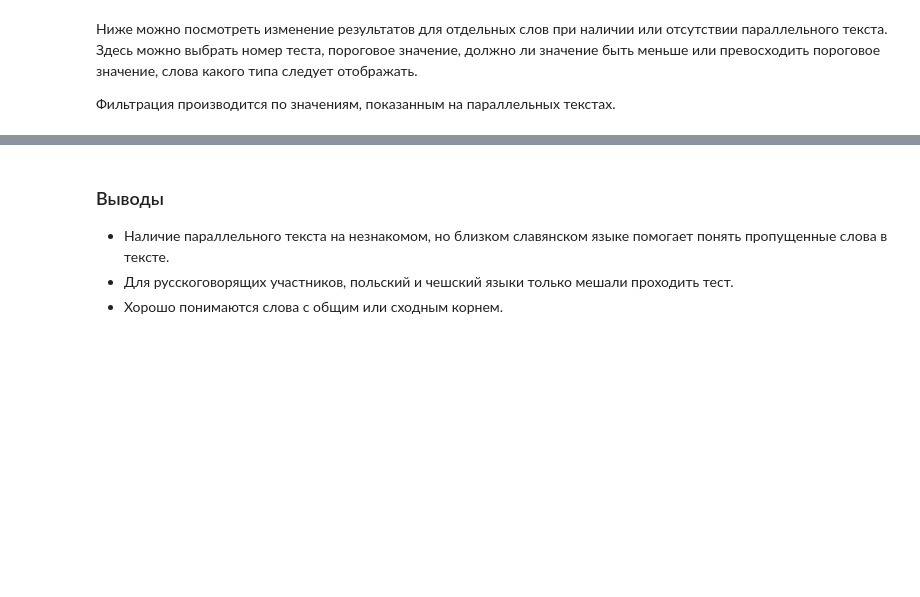
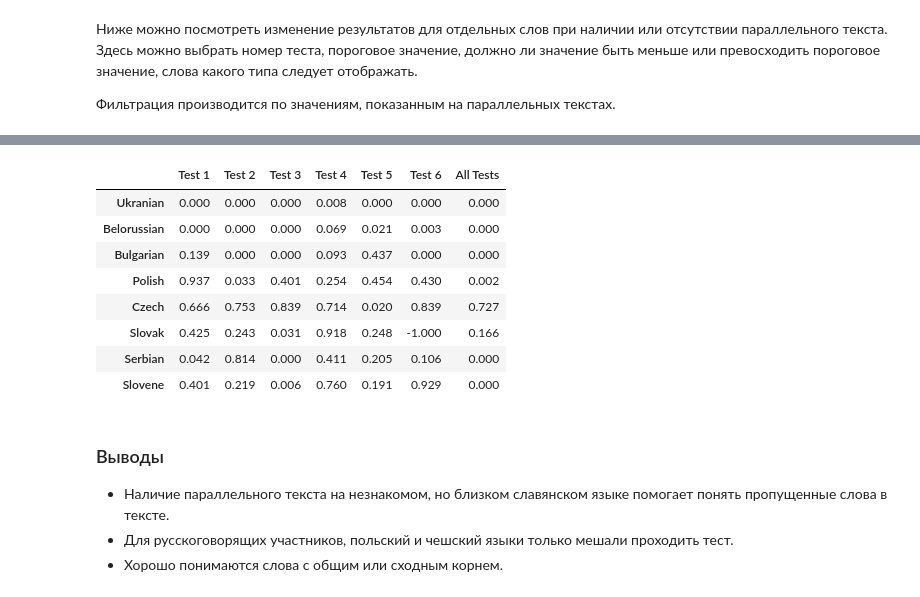
Before and after one commit to klyshinsky/mutual_intelligibility_Russian, a Jupyter notebook: draw_figure_intelligibility-4Github.ipynb, the cells around one changed output, grey strips where cells are left out. Cells and saved outputs as stored; diff of their text form; code cells hidden in the pictures; blank space fills up the shorter version.

```diff
--- a/draw_figure_intelligibility-4Github.ipynb
+++ b/draw_figure_intelligibility-4Github.ipynb
@@ -476,3 +588,50 @@ HBox(children=(Select(description='Test: ', options=('1', '2', '3', '4', '5', '6
+# %%
+all_users = user_data
+
+order = ['Ukranian', 'Belorussian', 'Bulgarian',
+             'Polish', 'Czech', 'Slovak', 'Serbian', 'Slovene']
+powers = pd.DataFrame(columns=["Test "+str(i) for i in range(1, 7)], index=order)
+for i in range(1, 7):
+    powers["Test "+str(i)] = -1
+powers["All Tests"] = -1
+
+for test in range(1, 7):
+    data2 = all_users[['parallel_lang', 'mean_mark']][all_users.test_id==test]
+
+    data = data2.groupby(['parallel_lang']).agg(['count', 'mean', 'std'])
+    data['se'] = data[('mean_mark', 'std')] / np.sqrt(data[('mean_mark', 'count')])
+    data['ci_min'] = data[('mean_mark', 'mean')] - data['se']
+    data['ci_max'] = data[('mean_mark', 'mean')] + data['se']
+    data.columns = ['count', 'mean', 'std', 'se', 'ci_min', 'ci_max']
+
+    for i in data.index:
+        powers.loc[i, "Test "+str(test)] = norm.cdf(1.645-abs(data['mean'][i]-data['mean']['No Parallel Text'])/(data['se'][i]))
+
+
+data2 = all_users[['parallel_lang', 'mean_mark']]
+
+data = data2.groupby(['parallel_lang']).agg(['count', 'mean', 'std'])
+data['se'] = data[('mean_mark', 'std')] / np.sqrt(data[('mean_mark', 'count')])
+data['ci_min'] = data[('mean_mark', 'mean')] - data['se']
+data['ci_max'] = data[('mean_mark', 'mean')] + data['se']
+data.columns = ['count', 'mean', 'std', 'se', 'ci_min', 'ci_max']
+
+for i in data.index:
+    powers.loc[i, "All Tests"] = norm.cdf(1.645-abs(data['mean'][i]-data['mean']['No Parallel Text'])/(data['se'][i]))
+
+powers = powers.drop("No Parallel Text")
+data_show = powers.style.format('{:5.3f}')
+data_show
+# %% [output]
+|  | Test 1 | Test 2 | Test 3 | Test 4 | Test 5 | Test 6 | All Tests |
+| Ukranian | 0.000 | 0.000 | 0.000 | 0.008 | 0.000 | 0.000 | 0.000 |
+| Belorussian | 0.000 | 0.000 | 0.000 | 0.069 | 0.021 | 0.003 | 0.000 |
+| Bulgarian | 0.139 | 0.000 | 0.000 | 0.093 | 0.437 | 0.000 | 0.000 |
+| Polish | 0.937 | 0.033 | 0.401 | 0.254 | 0.454 | 0.430 | 0.002 |
+| Czech | 0.666 | 0.753 | 0.839 | 0.714 | 0.020 | 0.839 | 0.727 |
+| Slovak | 0.425 | 0.243 | 0.031 | 0.918 | 0.248 | -1.000 | 0.166 |
+| Serbian | 0.042 | 0.814 | 0.000 | 0.411 | 0.205 | 0.106 | 0.000 |
+| Slovene | 0.401 | 0.219 | 0.006 | 0.760 | 0.191 | 0.929 | 0.000 |
 # %% [markdown]
 ### Выводы
 
```
Also changed, not shown: parts of 12 cells of this notebook, 4 other files.
